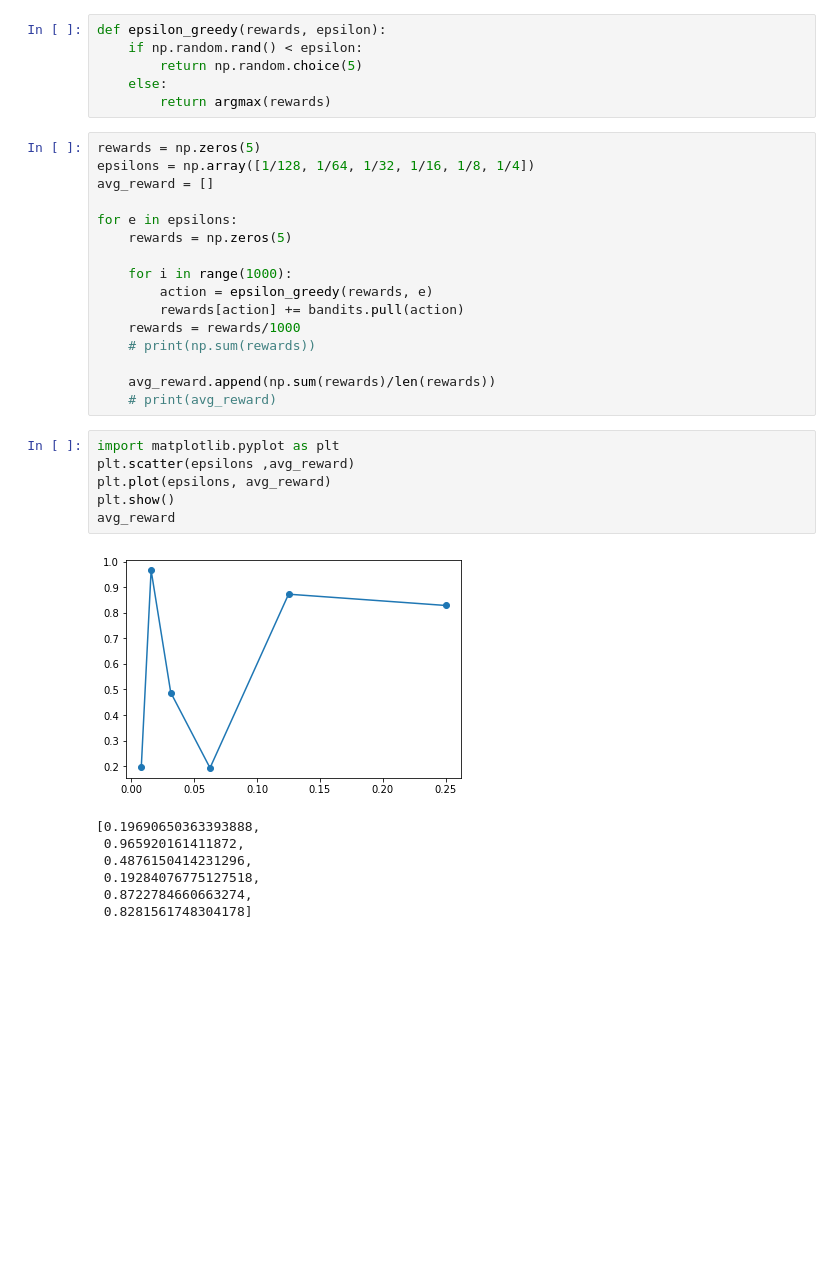
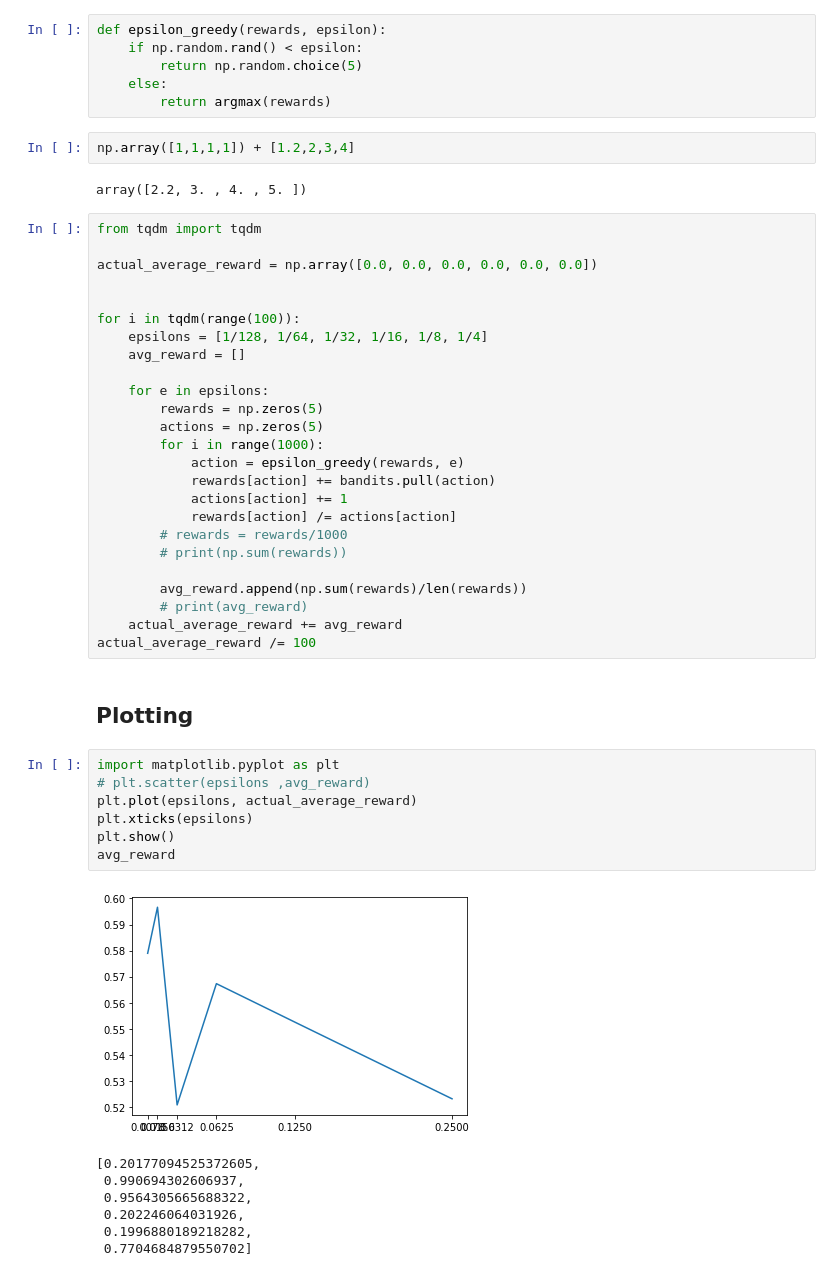
Before and after one commit to SethiAbhinav/Reinforcement-Learning-Assignments, a Jupyter notebook: RL_asg1_explorationipynb.ipynb, the cells around one changed output. Cells and saved outputs as stored; diff of their text form; blank space fills up the shorter version.

```diff
--- a/RL_asg1_explorationipynb.ipynb
+++ b/RL_asg1_explorationipynb.ipynb
@@ -58,33 +229,49 @@ def epsilon_greedy(rewards, epsilon):
         return np.random.choice(5)
     else:
         return argmax(rewards)
+# %%
+np.array([1,1,1,1]) + [1.2,2,3,4]
+# %% [output]
+array([2.2, 3. , 4. , 5. ])
 # %%
-rewards = np.zeros(5)
-epsilons = np.array([1/128, 1/64, 1/32, 1/16, 1/8, 1/4])
-avg_reward = []
+from tqdm import tqdm
 
-for e in epsilons:
-    rewards = np.zeros(5)
+actual_average_reward = np.array([0.0, 0.0, 0.0, 0.0, 0.0, 0.0])
 
-    for i in range(1000):
-        action = epsilon_greedy(rewards, e)
-        rewards[action] += bandits.pull(action)
-    rewards = rewards/1000
-    # print(np.sum(rewards))
 
-    avg_reward.append(np.sum(rewards)/len(rewards))
-    # print(avg_reward)
+for i in tqdm(range(100)):
+    epsilons = [1/128, 1/64, 1/32, 1/16, 1/8, 1/4]
+    avg_reward = []
+
+    for e in epsilons:
+        rewards = np.zeros(5)
+        actions = np.zeros(5)
+        for i in range(1000):
+            action = epsilon_greedy(rewards, e)
+            rewards[action] += bandits.pull(action)
+            actions[action] += 1
+            rewards[action] /= actions[action]
+        # rewards = rewards/1000
+        # print(np.sum(rewards))
+
+        avg_reward.append(np.sum(rewards)/len(rewards))
+        # print(avg_reward)
+    actual_average_reward += avg_reward
+actual_average_reward /= 100
+# %% [markdown]
+## Plotting
 # %%
 import matplotlib.pyplot as plt
-plt.scatter(epsilons ,avg_reward)
-plt.plot(epsilons, avg_reward)
+# plt.scatter(epsilons ,avg_reward)
+plt.plot(epsilons, actual_average_reward)
+plt.xticks(epsilons)
 plt.show()
 avg_reward
 # %% [output]
-[figure, old version]
+[figure, new version]
-[0.19690650363393888,
- 0.965920161411872,
- 0.4876150414231296,
- 0.19284076775127518,
- 0.8722784660663274,
- 0.8281561748304178]
+[0.20177094525372605,
+ 0.990694302606937,
+ 0.9564305665688322,
+ 0.202246064031926,
+ 0.1996880189218282,
+ 0.7704684879550702]
```
Also changed, not shown: parts of 14 cells of this notebook.
